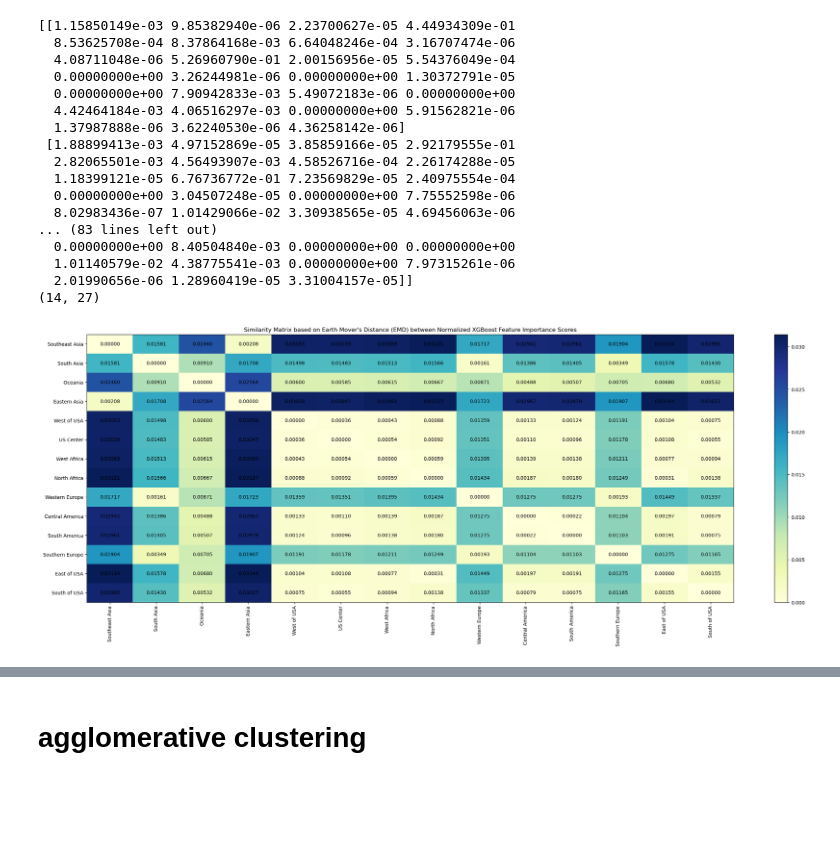
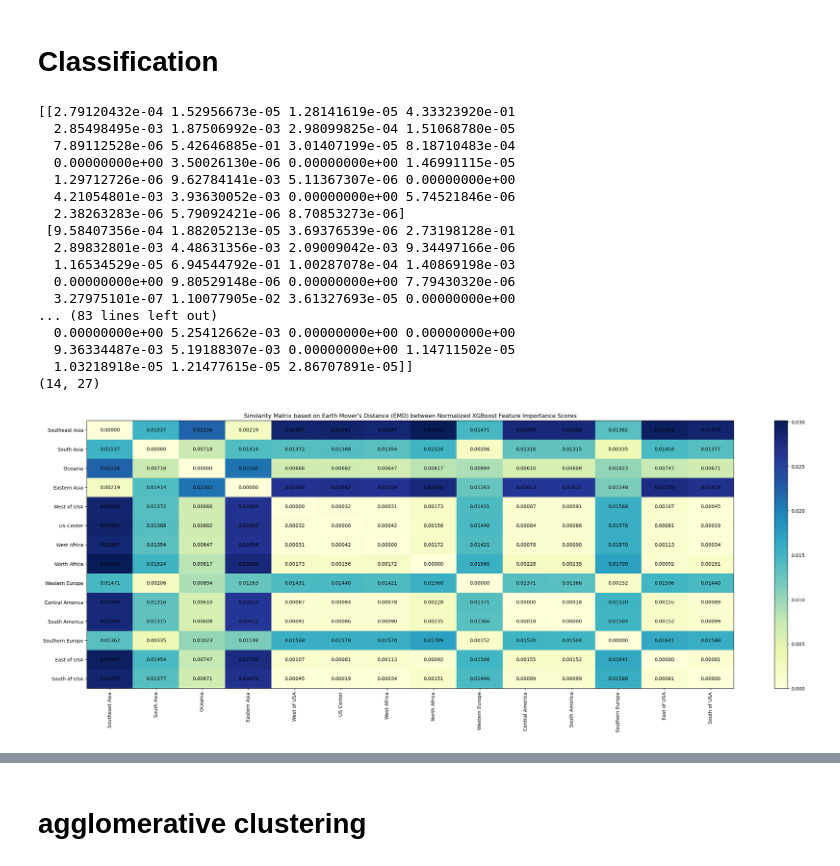
Before and after one commit to Yunbo-max/PA-CFL, a Jupyter notebook: Clustering_analysis/4.Clustering_analysis.ipynb, the cells around one changed output, grey strips where cells are left out. Cells and saved outputs as stored; diff of their text form; code cells hidden in the pictures; blank space fills up the shorter version.

```diff
--- a/Clustering_analysis/4.Clustering_analysis.ipynb
+++ b/Clustering_analysis/4.Clustering_analysis.ipynb
@@ -1,3 +105,5 @@
+# %% [markdown]
+# Classification
 # %%
 import pandas as pd
 from sklearn.metrics import jaccard_score
@@ -7,7 +113,7 @@ from sklearn.cluster import AgglomerativeClustering
 import h5py
 import xgboost as xgb
 from scipy.stats import wasserstein_distance
-
+from sklearn.model_selection import train_test_split
 region_map = {
     0: "Southeast Asia",
     1: "South Asia",
@@ -34,6 +140,7 @@ region_map = {
     22: "South of USA",
 }
 
+# sheet_names = [ str(i) for i in region_map.keys()]
 sheet_names = ['0', '1', '2', '3', '5', '6', '7', '9', '10', '12', '14', '16', '17', '22']
 dataframes = []
 
@@ -61,12 +168,22 @@ for region in df_cluster['Order Region'].unique():
     # Create subset DataFrame for the current Order Region
     subset_df = df_cluster[df_cluster['Order Region'] == region].drop(columns=['Order Region'])
 
+    # Ensure that the dataset is ordered by 'order_year' and 'order_month'
+    subset_df = subset_df.sort_values(by=['order_year', 'order_month'])
+
+
+
+
+
+
+
     y = subset_df['Sales'].values
 
     X = subset_df.drop(columns=['Sales']).values
+    xs_train, xs_test, ys_train, ys_test = train_test_split(X, y, test_size=0.2, random_state=42)
 
     model = xgb.XGBRegressor(objective='reg:squarederror', random_state=42)
-    model.fit(X, y)
+    model.fit(xs_train, ys_train)
 
     feature_importance_scores.append(model.feature_importances_)
 
@@ -89,46 +206,46 @@ def normalize_feature_importance(feature_importance_scores):
     max_scores = np.max(feature_importance_scores, axis=1)
     normalized_scores = feature_importance_scores / max_scores[:, np.newaxis]
     return normalized_scores
 
 # Normalize feature importance scores
 normalized_feature_importance = normalize_feature_importance(feature_importance_scores)
 print(normalized_feature_importance.shape)
 
 # Calculate similarity matrix using Earth Mover's Distance
 for i in range(num_regions):
     for j in range(i + 1, num_regions):
         emd_value = calculate_emd(normalized_feature_importance[i], normalized_feature_importance[j])
         similarity_matrix_xgboost[i, j] = emd_value
         similarity_matrix_xgboost[j, i] = emd_value
 
 plt.figure(figsize=(30, 10))
 plt.imshow(similarity_matrix_xgboost, cmap="YlGnBu", interpolation='nearest', aspect='auto')
 
 for i in range(len(region_names)):
     for j in range(len(region_names)):
         plt.text(j, i, f'{similarity_matrix_xgboost[i, j]:.5f}', ha='center', va='center', color='black')
 
 plt.colorbar()
 plt.title('Similarity Matrix based on Earth Mover\'s Distance (EMD) between Normalized XGBoost Feature Importance Scores')
 plt.xticks(np.arange(len(region_names)), region_names, rotation=90)
 plt.yticks(np.arange(len(region_names)), region_names)
 plt.show()
 # %% [output]
-[[1.15850149e-03 9.85382940e-06 2.23700627e-05 4.44934309e-01
-  8.53625708e-04 8.37864168e-03 6.64048246e-04 3.16707474e-06
-  4.08711048e-06 5.26960790e-01 2.00156956e-05 5.54376049e-04
-  0.00000000e+00 3.26244981e-06 0.00000000e+00 1.30372791e-05
-  0.00000000e+00 7.90942833e-03 5.49072183e-06 0.00000000e+00
-  4.42464184e-03 4.06516297e-03 0.00000000e+00 5.91562821e-06
-  1.37987888e-06 3.62240530e-06 4.36258142e-06]
- [1.88899413e-03 4.97152869e-05 3.85859166e-05 2.92179555e-01
-  2.82065501e-03 4.56493907e-03 4.58526716e-04 2.26174288e-05
-  1.18399121e-05 6.76736772e-01 7.23569829e-05 2.40975554e-04
-  0.00000000e+00 3.04507248e-05 0.00000000e+00 7.75552598e-06
-  8.02983436e-07 1.01429066e-02 3.30938565e-05 4.69456063e-06
+[[2.79120432e-04 1.52956673e-05 1.28141619e-05 4.33323920e-01
+  2.85498495e-03 1.87506992e-03 2.98099825e-04 1.51068780e-05
+  7.89112528e-06 5.42646885e-01 3.01407199e-05 8.18710483e-04
+  0.00000000e+00 3.50026130e-06 0.00000000e+00 1.46991115e-05
+  1.29712726e-06 9.62784141e-03 5.11367307e-06 0.00000000e+00
+  4.21054801e-03 3.93630052e-03 0.00000000e+00 5.74521846e-06
+  2.38263283e-06 5.79092421e-06 8.70853273e-06]
+ [9.58407356e-04 1.88205213e-05 3.69376539e-06 2.73198128e-01
+  2.89832801e-03 4.48631356e-03 2.09009042e-03 9.34497166e-06
+  1.16534529e-05 6.94544792e-01 1.00287078e-04 1.40869198e-03
+  0.00000000e+00 9.80529148e-06 0.00000000e+00 7.79430320e-06
+  3.27975101e-07 1.10077905e-02 3.61327693e-05 0.00000000e+00
 ... (83 lines left out)
-  0.00000000e+00 8.40504840e-03 0.00000000e+00 0.00000000e+00
-  1.01140579e-02 4.38775541e-03 0.00000000e+00 7.97315261e-06
-  2.01990656e-06 1.28960419e-05 3.31004157e-05]]
+  0.00000000e+00 5.25412662e-03 0.00000000e+00 0.00000000e+00
+  9.36334487e-03 5.19188307e-03 0.00000000e+00 1.14711502e-05
+  1.03218918e-05 1.21477615e-05 2.86707891e-05]]
 (14, 27)
-[figure, old version]
+[figure, new version]
```
Also changed, not shown: parts of 23 cells of this notebook, 1 other file.
